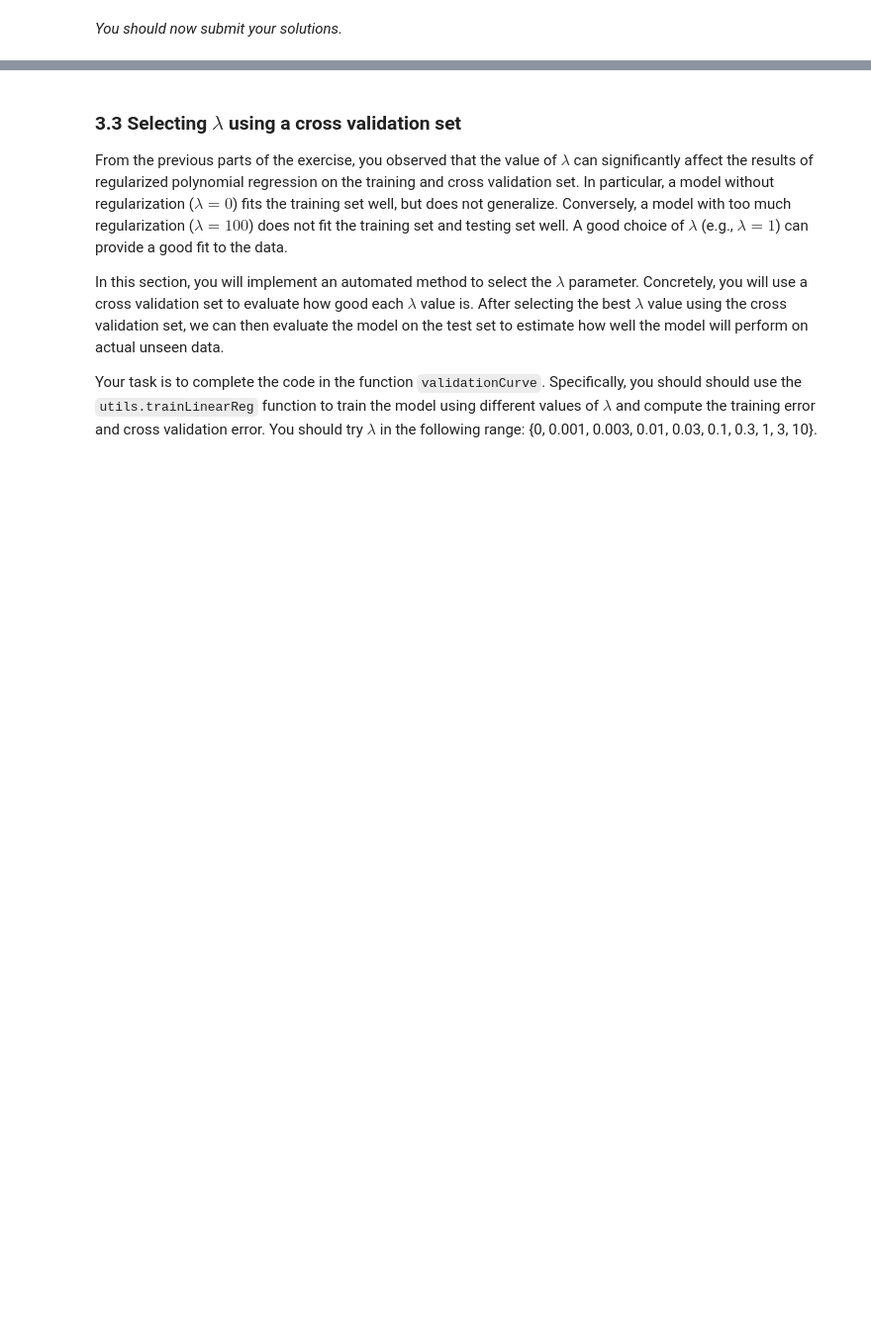
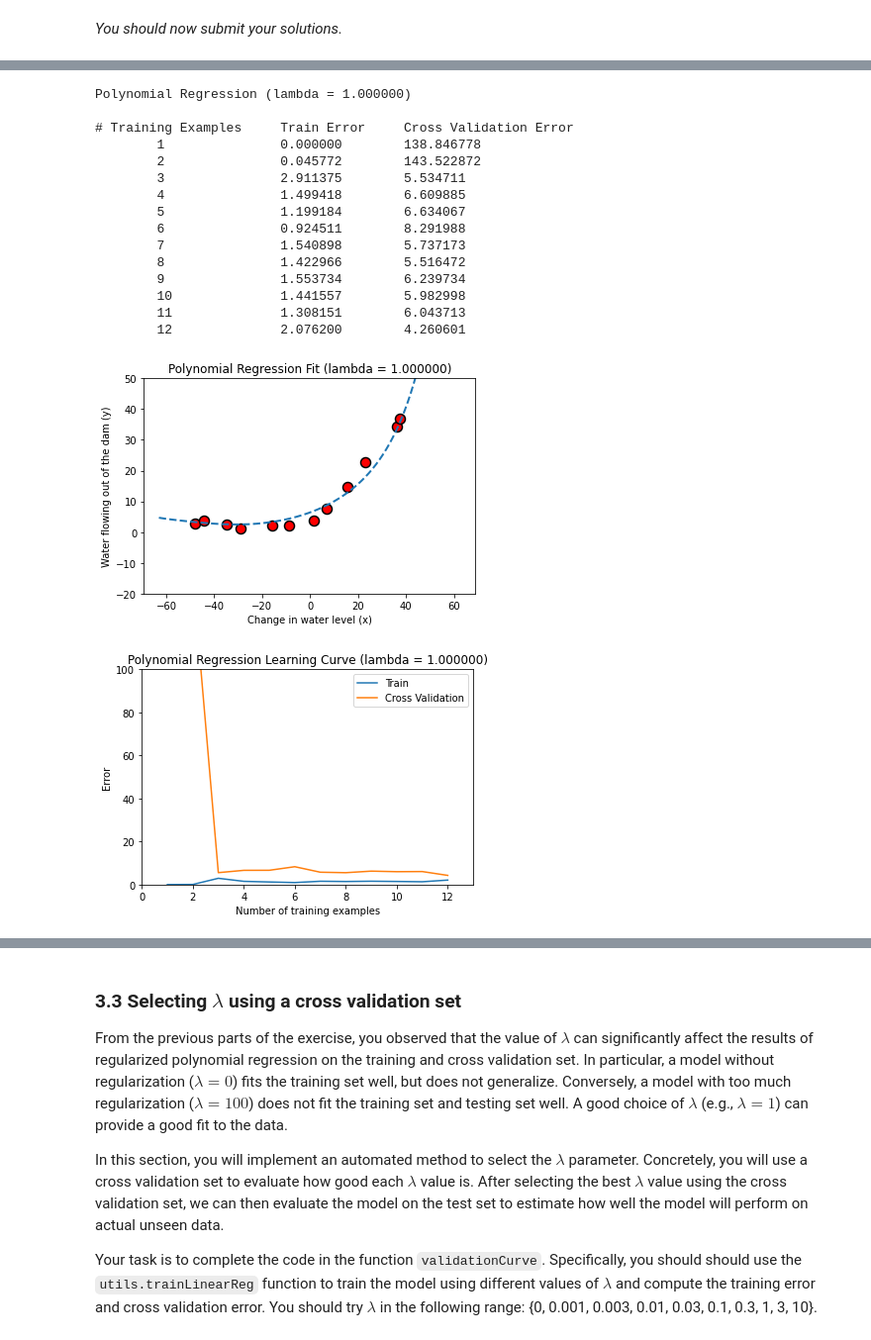
Before and after one commit to b-y-f/ml-coursera-python-assignments, a Jupyter notebook: Exercise5/exercise5.ipynb, the cells around one changed output, grey strips where cells are left out. Shown at 99% size. Saved outputs shown, nothing was run; the diff lists cells and outputs as text; code cells hidden in the pictures; blank space fills up the shorter version.

```diff
--- a/Exercise5/exercise5.ipynb
+++ b/Exercise5/exercise5.ipynb
@@ -340,9 +361,10 @@ def learningCurve(X, y, Xval, yval, lambda_=0):
     error_val   = np.zeros(m)
 
     # ====================== YOUR CODE HERE ======================
-
-
-
+    for i in range(1, m+1):
+        theta = utils.trainLinearReg(linearRegCostFunction, X[:i,:], y[:i], lambda_ )
+        error_train[i-1] = linearRegCostFunction(X[:i,:], y[:i], theta, 0)[0]
+        error_val[i-1] = linearRegCostFunction(Xval, yval, theta, 0)[0]
     # =============================================================
     return error_train, error_val
 # %% [markdown]
@@ -422,9 +472,8 @@ def polyFeatures(X, p):
     X_poly = np.zeros((X.shape[0], p))
 
     # ====================== YOUR CODE HERE ======================
-
-
-
+    for i in range(X.shape[0]):
+        X_poly[i, :] = [np.power(X[i],j) for j in range(1,p+1)]
     # ============================================================
     return X_poly
 # %% [markdown]
@@ -481,34 +547,52 @@ You should see that the polynomial fit is able to follow the datapoints very wel
 
 To better understand the problems with the unregularized ($\lambda = 0$) model, you can see that the learning curve  shows the same effect where the training error is low, but the cross validation error is high. There is a gap between the training and cross validation errors, indicating a high variance problem.
 # %%
-lambda_ = 0
+lambda_ = 1
 theta = utils.trainLinearReg(linearRegCostFunction, X_poly, y,
                              lambda_=lambda_, maxiter=55)
 
 # Plot training data and fit
 pyplot.plot(X, y, 'ro', ms=10, mew=1.5, mec='k')
 
 utils.plotFit(polyFeatures, np.min(X), np.max(X), mu, sigma, theta, p)
 
 pyplot.xlabel('Change in water level (x)')
 pyplot.ylabel('Water flowing out of the dam (y)')
 pyplot.title('Polynomial Regression Fit (lambda = %f)' % lambda_)
 pyplot.ylim([-20, 50])
 
 pyplot.figure()
 error_train, error_val = learningCurve(X_poly, y, X_poly_val, yval, lambda_)
 pyplot.plot(np.arange(1, 1+m), error_train, np.arange(1, 1+m), error_val)
 
 pyplot.title('Polynomial Regression Learning Curve (lambda = %f)' % lambda_)
 pyplot.xlabel('Number of training examples')
 pyplot.ylabel('Error')
 pyplot.axis([0, 13, 0, 100])
 pyplot.legend(['Train', 'Cross Validation'])
 
 print('Polynomial Regression (lambda = %f)\n' % lambda_)
 print('# Training Examples\tTrain Error\tCross Validation Error')
 for i in range(m):
     print('  \t%d\t\t%f\t%f' % (i+1, error_train[i], error_val[i]))
+# %% [output]
+Polynomial Regression (lambda = 1.000000)
+
+# Training Examples     Train Error     Cross Validation Error
+        1               0.000000        138.846778
+        2               0.045772        143.522872
+        3               2.911375        5.534711
+        4               1.499418        6.609885
+        5               1.199184        6.634067
+        6               0.924511        8.291988
+        7               1.540898        5.737173
+        8               1.422966        5.516472
+        9               1.553734        6.239734
+        10              1.441557        5.982998
+        11              1.308151        6.043713
+        12              2.076200        4.260601
+[figure, added]
+[figure, added]
 # %% [markdown]
 One way to combat the overfitting (high-variance) problem is to add regularization to the model. In the next section, you will get to  try different $\lambda$ parameters to see how regularization can lead to a better model.
 
```
Also changed, not shown: parts of 9 cells of this notebook.
